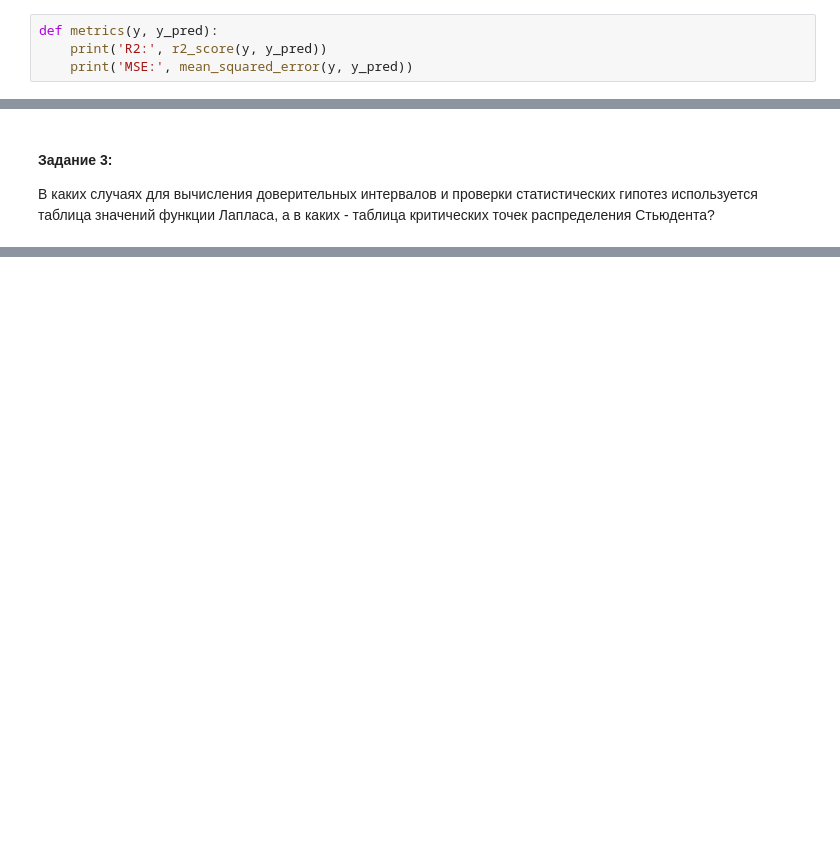
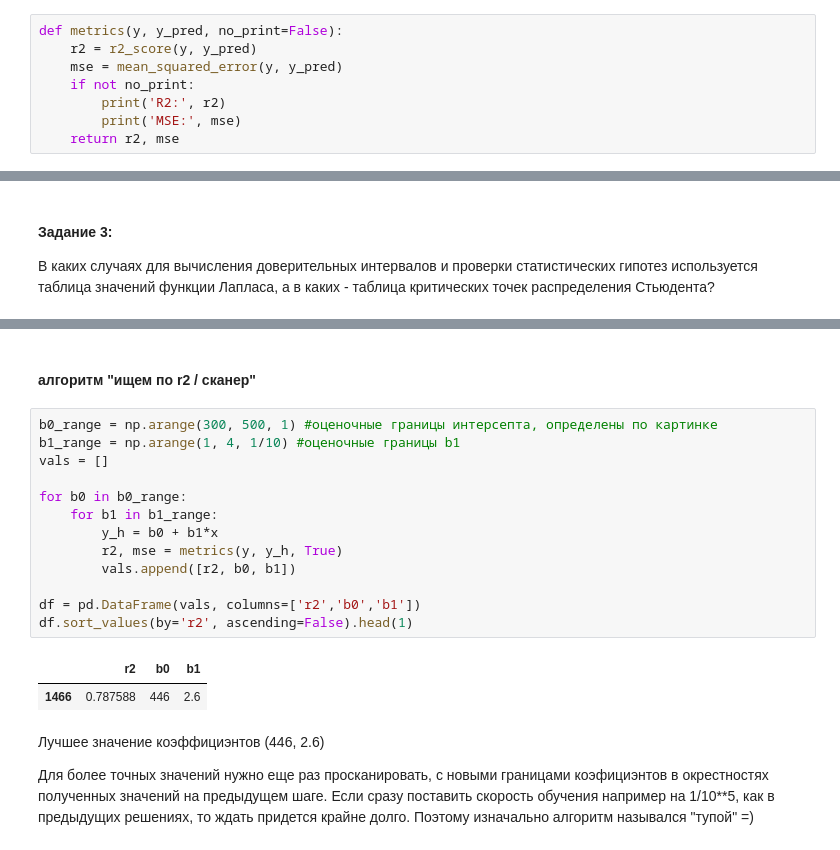
Before and after one commit to fogugy/gb_prob_theory, a Jupyter notebook: hw7.ipynb, the cells around one changed output, grey strips where cells are left out. Cells and saved outputs as stored; diff of their text form; blank space fills up the shorter version.

```diff
--- a/hw7.ipynb
+++ b/hw7.ipynb
@@ -6,9 +7,13 @@ from sklearn.metrics import r2_score, mean_squared_error
 # %%
 %matplotlib inline
 # %%
-def metrics(y, y_pred):
-    print('R2:', r2_score(y, y_pred))
-    print('MSE:', mean_squared_error(y, y_pred))
+def metrics(y, y_pred, no_print=False):
+    r2 = r2_score(y, y_pred)
+    mse = mean_squared_error(y, y_pred)
+    if not no_print:
+        print('R2:', r2)
+        print('MSE:', mse)
+    return r2, mse
 # %% [markdown]
 #### Задание 1:
 Даны значения величины заработной платы заемщиков банка (zp) и значения их поведенческого кредитного скоринга (ks): zp = [35, 45, 190, 200, 40, 70, 54, 150, 120, 110], ks = [401, 574, 874, 919, 459, 739, 653, 902, 746, 832]. Используя математические операции, посчитать коэффициенты линейной регрессии, приняв за X заработную плату (то есть, zp - признак), а за y - значения скорингового балла (то есть, ks - целевая переменная). Произвести расчет как с использованием intercept, так и без.
@@ -90,0 +135,22 @@ t-критерий используется в случае, если неизв
+# %% [markdown]
+#### алгоритм "ищем по r2 / сканер"
+# %%
+b0_range = np.arange(300, 500, 1) #оценочные границы интерсепта, определены по картинке
+b1_range = np.arange(1, 4, 1/10) #оценочные границы b1
+vals = []
+
+for b0 in b0_range:
+    for b1 in b1_range:
+        y_h = b0 + b1*x
+        r2, mse = metrics(y, y_h, True)
+        vals.append([r2, b0, b1])
+
+df = pd.DataFrame(vals, columns=['r2','b0','b1'])
+df.sort_values(by='r2', ascending=False).head(1)
+# %% [output]
+|  | r2 | b0 | b1 |
+| 1466 | 0.787588 | 446 | 2.6 |
+# %% [markdown]
+Лучшее значение коэффициэнтов (446, 2.6)
+
+Для более точных значений нужно еще раз просканировать, с новыми границами коэфициэнтов в окрестностях полученных значений на предыдущем шаге. Если сразу поставить скорость обучения например на 1/10**5, как в предыдущих решениях, то ждать придется крайне долго. Поэтому изначально алгоритм назывался "тупой" =)
```
Also changed, not shown: parts of 11 cells of this notebook, 1 other file.
